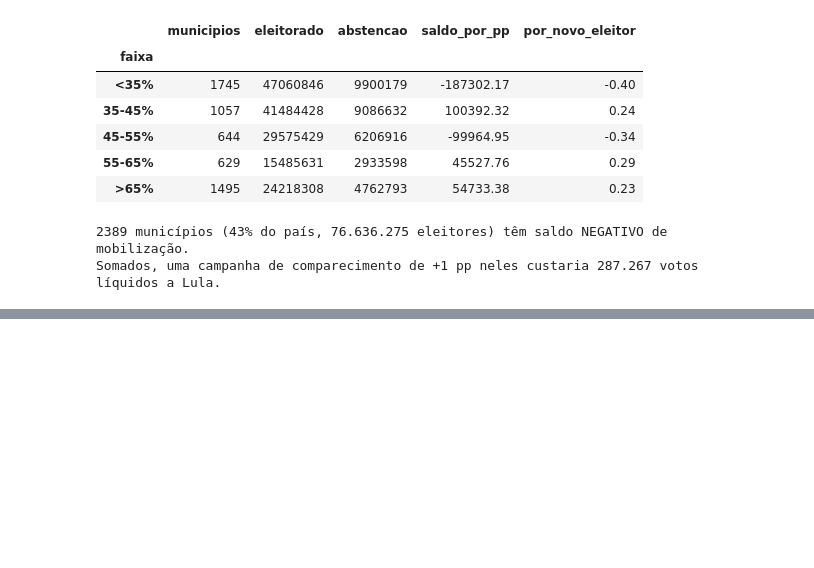
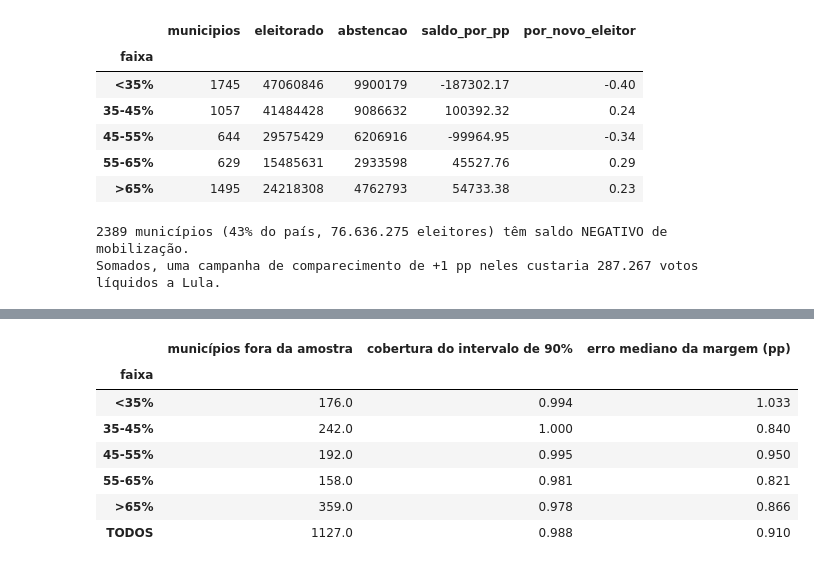
Before and after one commit to rafadaguia/Analise---Segundo-Turno-2026-, a Jupyter notebook: analise_2turno.ipynb, the cells around one changed output, grey strips where cells are left out. Cells and saved outputs as stored; diff of their text form; code cells hidden in the pictures; blank space fills up the shorter version.

```diff
--- a/analise_2turno.ipynb
+++ b/analise_2turno.ipynb
@@ -723,0 +820,13 @@ Somados, uma campanha de comparecimento de +1 pp neles custaria 287.267 votos l
+# %%
+val = pd.read_csv("painel/validacao_ei.csv")
+val.columns = ["faixa", "municípios fora da amostra", "cobertura do intervalo de 90%", "erro mediano da margem (pp)"]
+display(val.round(3).set_index("faixa"))
+# %% [output]
+|  | municípios fora da amostra | cobertura do intervalo de 90% | erro mediano da margem (pp) |
+| faixa |  |  |  |
+| <35% | 176.0 | 0.994 | 1.033 |
+| 35-45% | 242.0 | 1.000 | 0.840 |
+| 45-55% | 192.0 | 0.995 | 0.950 |
+| 55-65% | 158.0 | 0.981 | 0.821 |
+| >65% | 359.0 | 0.978 | 0.866 |
+| TODOS | 1127.0 | 0.988 | 0.910 |
```
Also changed, not shown: parts of 21 cells of this notebook, 23 other files.
